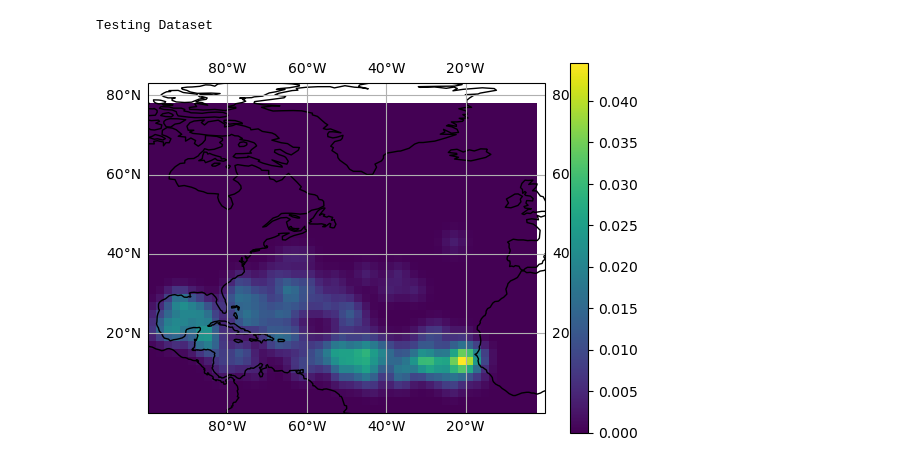
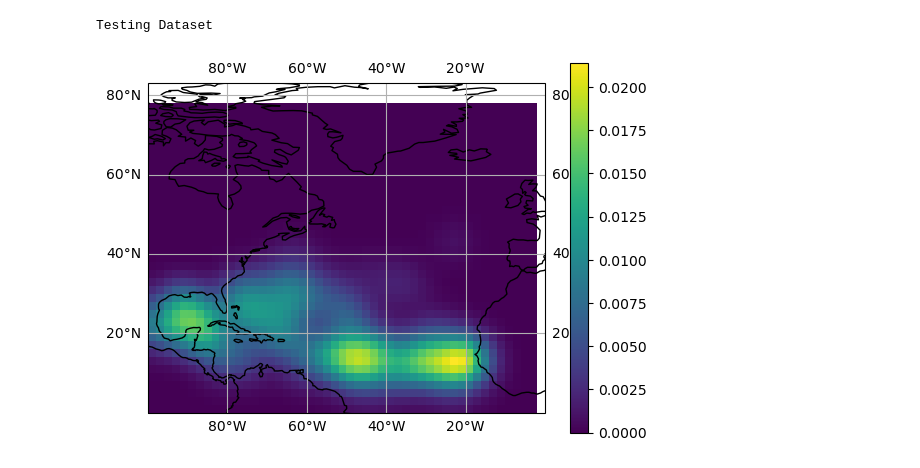
Before and after one commit to a98alvin/TC_Genesis_Index, a Jupyter notebook: Scripts/Filtering_Observations.ipynb, the cells around one changed output. Saved outputs shown, nothing was run; the diff lists cells and outputs as text; code cells hidden in the pictures.

```diff
--- a/Scripts/Filtering_Observations.ipynb
+++ b/Scripts/Filtering_Observations.ipynb
@@ -46,24 +46,24 @@ test_labels_predropped = test_labels_predropped_read.stack(z=("Month","Latitude"
 # %%
 climo_month_label = train_labels_predropped_read.sel(Month=9).to_array()[0]
 climo_mean_month_label = np.mean(climo_month_label,axis=2)
-climo_filtered_month = gaussian_filter(mean_month_label, sigma=1)
-climo_filtered_month_with_coords = xr.DataArray(climo_filtered_month, coords=[mean_month_label.coords['Latitude'],mean_month_label.coords['Longitude']])
+climo_filtered_month = gaussian_filter(climo_mean_month_label, sigma=2)
+climo_filtered_month_with_coords = xr.DataArray(climo_filtered_month, coords=[climo_mean_month_label.coords['Latitude'],climo_mean_month_label.coords['Longitude']])
 
 # Monthly Climatological Plot (Monthly Mean Performed)
 
 plt.figure()
 ax = plt.axes(projection=ccrs.PlateCarree())
 ax.set_global()
 ax.coastlines()
 ax.gridlines(draw_labels=True)
 climo_filtered_month_plot = ax.pcolormesh(climo_filtered_month_with_coords.coords['Longitude'],
                                     climo_filtered_month_with_coords.coords['Latitude'],
                                     climo_filtered_month_with_coords,transform=ccrs.PlateCarree(),vmin=0)
 ax.set_extent([-100, 0, 0, 80])
-cbar = plt.colorbar(filtered_month_plot)
+cbar = plt.colorbar(climo_filtered_month_plot)
 plt.savefig('climo')
 # %% [output]
-[figure, old version]
+[figure, new version]
 # %%
 interval = 1 # pooling size (1 is no pooling)
 
```
Also changed, not shown: parts of 8 cells of this notebook, 3 other files.
